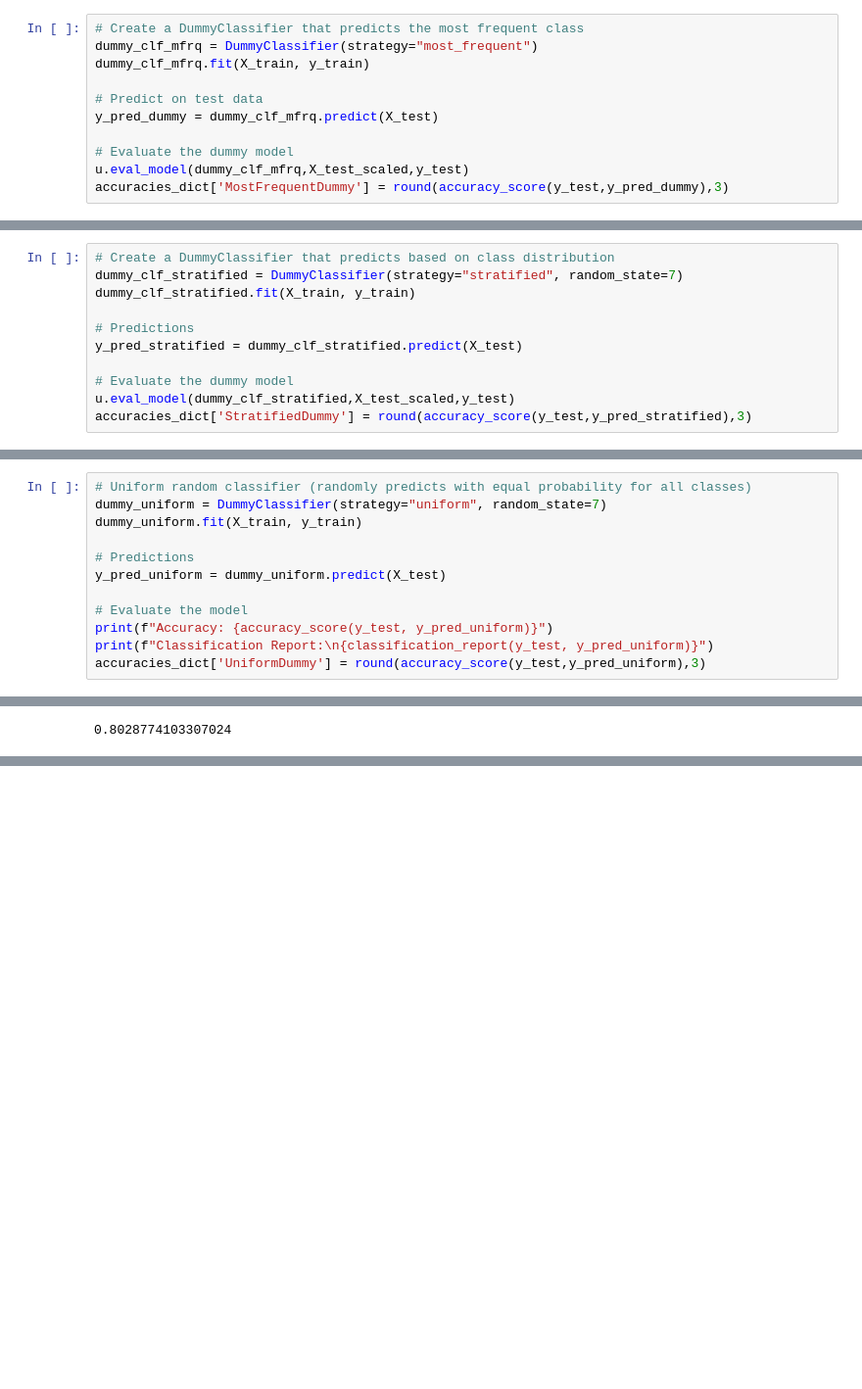
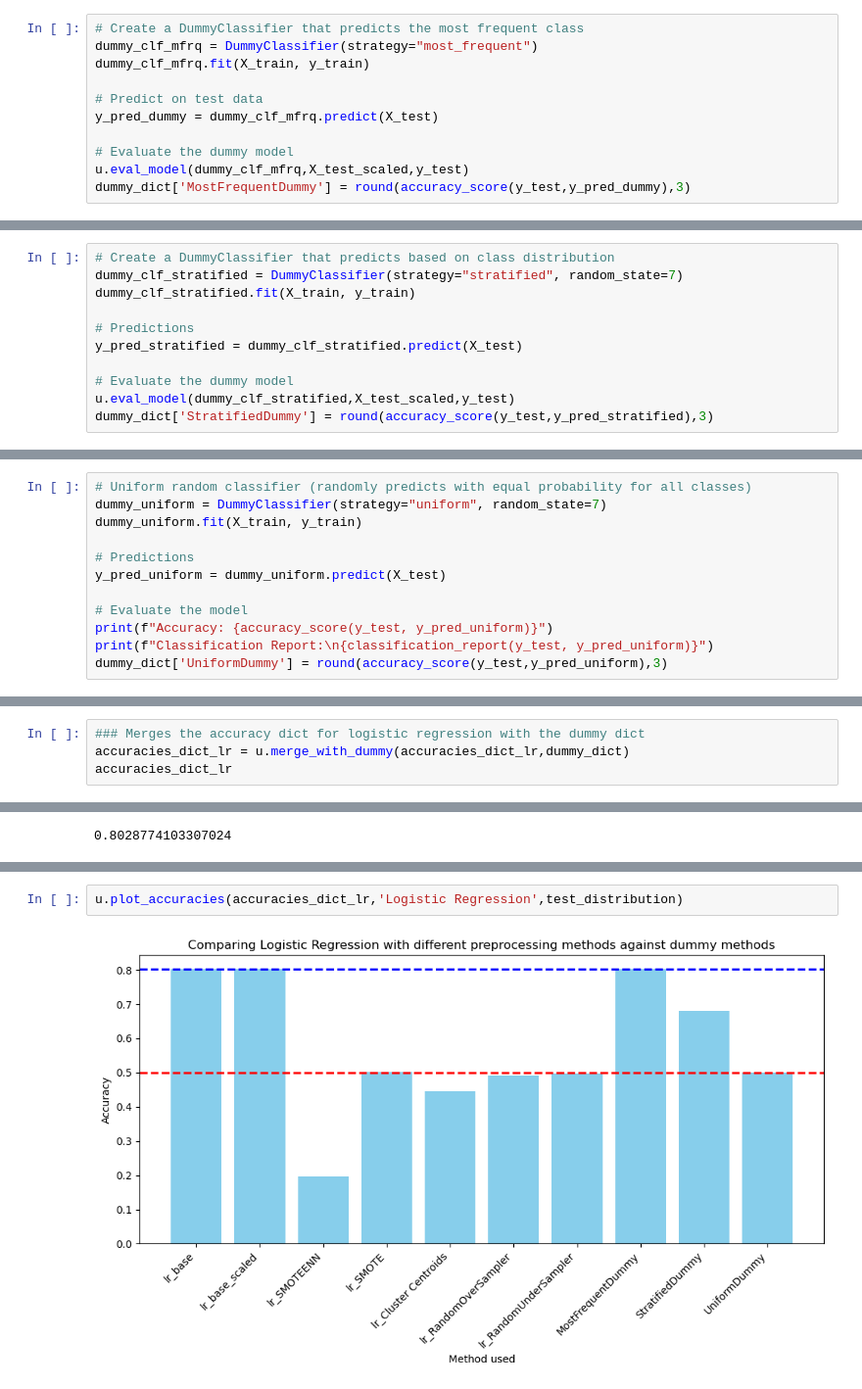
Before and after one commit to baraban7890/In-App-Purchase-Analysis, a Jupyter notebook: coding_analysis/alex_file.ipynb, the cells around one changed output, grey strips where cells are left out. Shown at 98% size. Drawn from its saved outputs; the diff is of its cells as text; blank space fills up the shorter version.

Commit message:
Finished up some methods to simplify graphs and dict merges in utils.py

```diff
--- a/coding_analysis/alex_file.ipynb
+++ b/coding_analysis/alex_file.ipynb
@@ -192,7 +194,7 @@ y_pred_dummy = dummy_clf_mfrq.predict(X_test)
 
 # Evaluate the dummy model
 u.eval_model(dummy_clf_mfrq,X_test_scaled,y_test)
-accuracies_dict['MostFrequentDummy'] = round(accuracy_score(y_test,y_pred_dummy),3)
+dummy_dict['MostFrequentDummy'] = round(accuracy_score(y_test,y_pred_dummy),3)
 # %% [output]
 Accuracy Score: 0.8028774103307024
 Confusion Matrix:
@@ -218,7 +220,7 @@ y_pred_stratified = dummy_clf_stratified.predict(X_test)
 
 # Evaluate the dummy model
 u.eval_model(dummy_clf_stratified,X_test_scaled,y_test)
-accuracies_dict['StratifiedDummy'] = round(accuracy_score(y_test,y_pred_stratified),3)
+dummy_dict['StratifiedDummy'] = round(accuracy_score(y_test,y_pred_stratified),3)
 # %% [output]
 Accuracy Score: 0.67958837046658
 Confusion Matrix:
@@ -245,7 +247,7 @@ y_pred_uniform = dummy_uniform.predict(X_test)
 # Evaluate the model
 print(f"Accuracy: {accuracy_score(y_test, y_pred_uniform)}")
 print(f"Classification Report:\n{classification_report(y_test, y_pred_uniform)}")
-accuracies_dict['UniformDummy'] = round(accuracy_score(y_test,y_pred_uniform),3)
+dummy_dict['UniformDummy'] = round(accuracy_score(y_test,y_pred_uniform),3)
 # %% [output]
 Accuracy: 0.4996503147167549
 Classification Report:
@@ -259,0 +266,4 @@ weighted avg       0.68      0.50      0.55     10009
+# %%
+### Merges the accuracy dict for logistic regression with the dummy dict
+accuracies_dict_lr = u.merge_with_dummy(accuracies_dict_lr,dummy_dict)
+accuracies_dict_lr
@@ -290,0 +287,4 @@ plt.show()
+# %%
+u.plot_accuracies(accuracies_dict_lr,'Logistic Regression',test_distribution)
+# %% [output]
+[figure, added]
```
Also changed, not shown: parts of 5 cells of this notebook, 1 other file.
